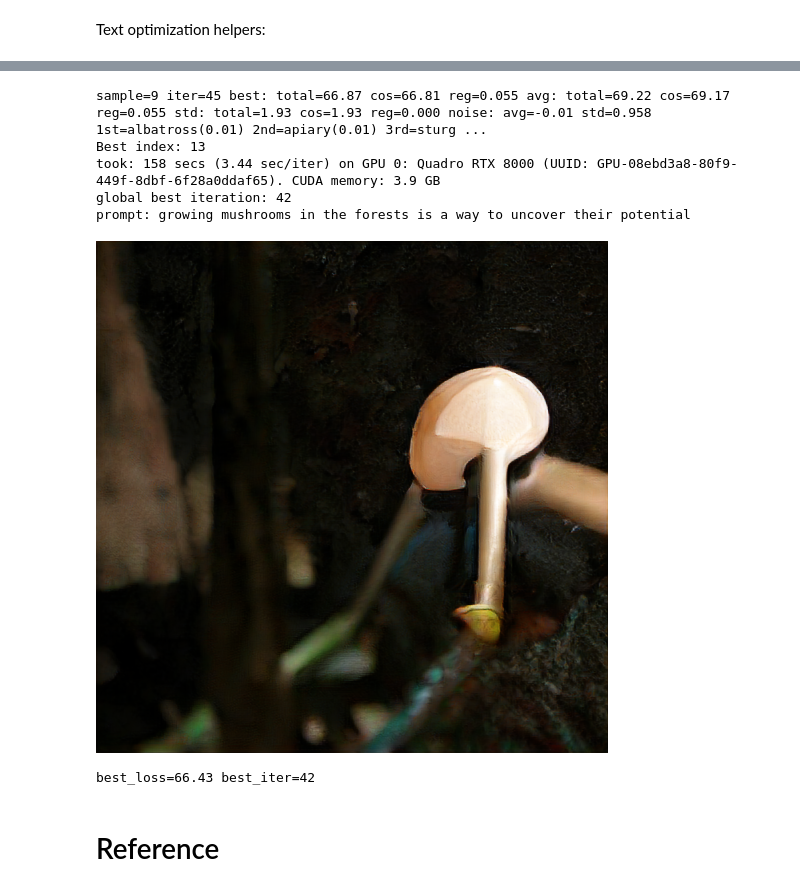
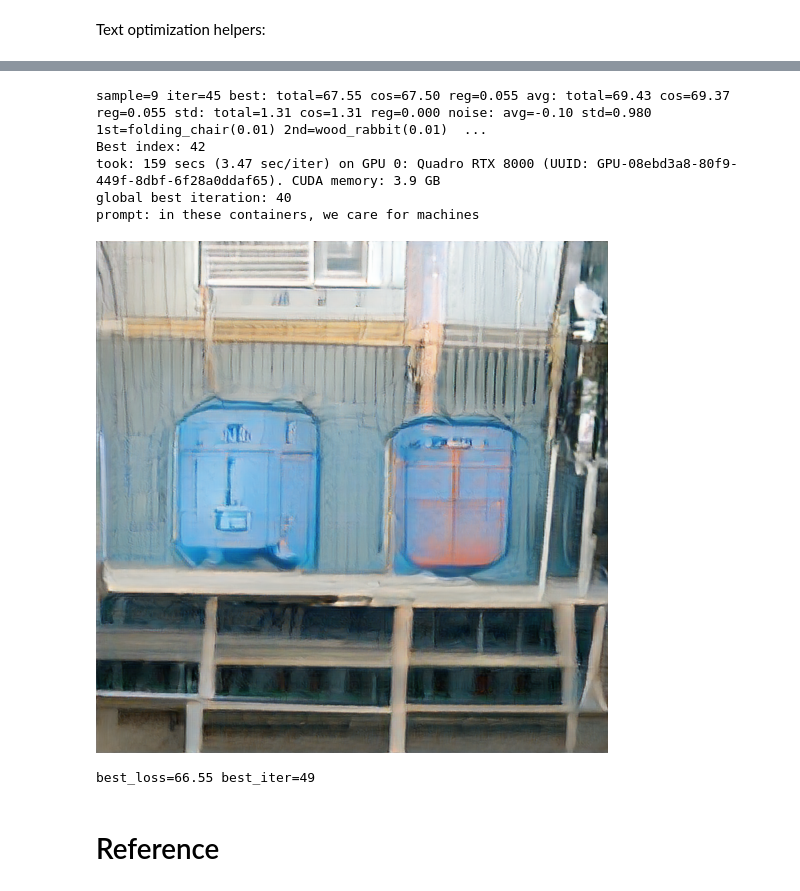
Before and after one commit to roberttwomey/visual-imagination, a Jupyter notebook: pom_synthesis.ipynb, the cells around one changed output, grey strips where cells are left out. Cells and saved outputs as stored; diff of their text form; code cells hidden in the pictures.

```diff
--- a/pom_synthesis.ipynb
+++ b/pom_synthesis.ipynb
@@ -13,13 +13,13 @@ Modified to run on nautilus.optiputer.net/z8 by robert.twomey@gmail.com
 Results show up in `/work/results/` in the file browser at left
 # %%
 prompts = [
-#     "a seed, a plant's basic unit, remains ever in potentia",
-#     "they make us have arms and not wings",
-#     "in these containers, we care for machines",
-    "a mushroom is the aerial manifestation of a larger infestation",
-    "a mushrooms above ground growth is the result of a set of instructions",
-    "growing mushrooms in the fire-stricken forests of LA",
-    "growing mushrooms in the forests is a way to uncover their potential"
+    "a seed, a plant's basic unit, remains ever in potentia",
+    "they make us have arms and not wings",
+    "in these containers, we care for machines",
+#     "a mushroom is the aerial manifestation of a larger infestation",
+#     "a mushrooms above ground growth is the result of a set of instructions",
+#     "growing mushrooms in the fire-stricken forests of LA",
+#     "growing mushrooms in the forests is a way to uncover their potential"
 
 ]
 
@@ -581,7 +581,10 @@ for prompt in prompts:
 
     # move outputs to saved path with datestampt
 #     newdir = outpath[:-1]+"_"+prompt_safe+"_"+datetime.datetime.now().strftime('%Y%m%d_%H%M%S')
-    newdir = storedpath+prompt_safe+"_"+datetime.datetime.now().strftime('%Y%m%d_%H%M%S')
-    !mv $outpath $newdir
+#     newdir = storedpath+prompt_safe+"_"+datetime.datetime.now().strftime('%Y%m%d_%H%M%S')
+    newdir_timestamp = storedpath+prompt_safe+"_"+datetime.datetime.now().strftime('%Y%m%d_%H%M%S')
+    newdir = storedpath+prompt_safe
+    !mv $outpath $newdir_timestamp
+    !ln -s $newdir_timestamp $newdir
     !mkdir -p $outpath
 # %% [output]
@@ -589,10 +592,10 @@ for prompt in prompts:
-sample=9 iter=45 best: total=66.87 cos=66.81 reg=0.055 avg: total=69.22 cos=69.17 reg=0.055 std: total=1.93 cos=1.93 reg=0.000 noise: avg=-0.01 std=0.958 1st=albatross(0.01) 2nd=apiary(0.01) 3rd=sturg ...
-Best index: 13
-took: 158 secs (3.44 sec/iter) on GPU 0: Quadro RTX 8000 (UUID: GPU-08ebd3a8-80f9-449f-8dbf-6f28a0ddaf65). CUDA memory: 3.9 GB
-global best iteration: 42
-prompt: growing mushrooms in the forests is a way to uncover their potential
+sample=9 iter=45 best: total=67.55 cos=67.50 reg=0.055 avg: total=69.43 cos=69.37 reg=0.055 std: total=1.31 cos=1.31 reg=0.000 noise: avg=-0.10 std=0.980 1st=folding_chair(0.01) 2nd=wood_rabbit(0.01)  ...
+Best index: 42
+took: 159 secs (3.47 sec/iter) on GPU 0: Quadro RTX 8000 (UUID: GPU-08ebd3a8-80f9-449f-8dbf-6f28a0ddaf65). CUDA memory: 3.9 GB
+global best iteration: 40
+prompt: in these containers, we care for machines
-[figure, old version]
+[figure, new version]
-best_loss=66.43 best_iter=42
+best_loss=66.55 best_iter=49
 # %% [markdown]
 # Reference
 # %% [markdown]
```
Also changed, not shown: parts of 3 cells of this notebook, 1 other file.
